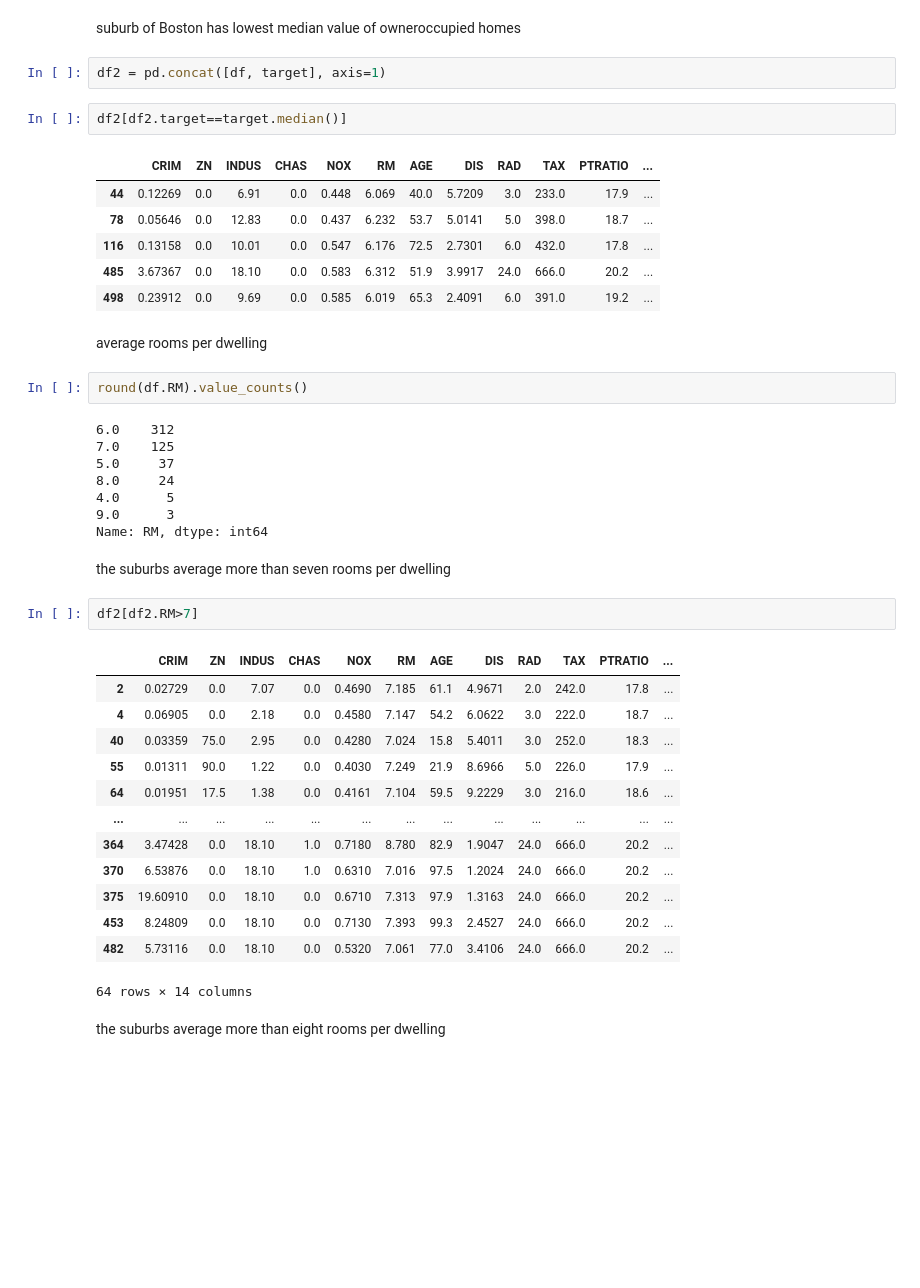
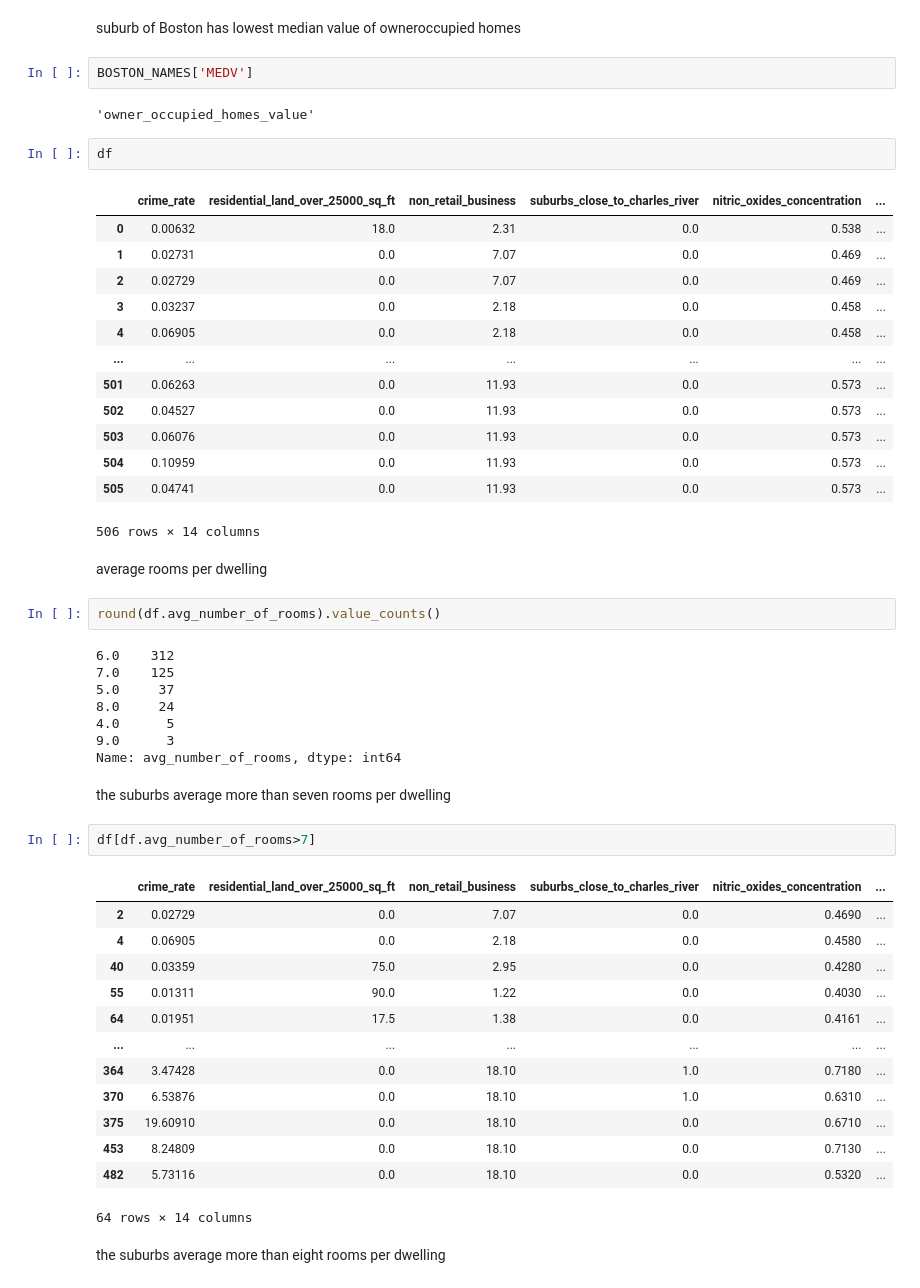
Before and after one commit to mconwa02/statistical_learning, a Jupyter notebook: Boston_Data_Set.ipynb, the cells around one changed output. Drawn from its saved outputs; the diff is of its cells as text; blank space fills up the shorter version.

```diff
--- a/Boston_Data_Set.ipynb
+++ b/Boston_Data_Set.ipynb
@@ -156,21 +174,30 @@ df.PTRATIO.median()
 19.05
 # %% [markdown]
 suburb of Boston has lowest median value of owneroccupied homes
-# %%
-df2 = pd.concat([df, target], axis=1)
-# %%
-df2[df2.target==target.median()]
-# %% [output]
-|  | CRIM | ZN | INDUS | CHAS | NOX | RM | AGE | DIS | RAD | TAX | PTRATIO | ... |
-| 44 | 0.12269 | 0.0 | 6.91 | 0.0 | 0.448 | 6.069 | 40.0 | 5.7209 | 3.0 | 233.0 | 17.9 | ... |
-| 78 | 0.05646 | 0.0 | 12.83 | 0.0 | 0.437 | 6.232 | 53.7 | 5.0141 | 5.0 | 398.0 | 18.7 | ... |
-| 116 | 0.13158 | 0.0 | 10.01 | 0.0 | 0.547 | 6.176 | 72.5 | 2.7301 | 6.0 | 432.0 | 17.8 | ... |
-| 485 | 3.67367 | 0.0 | 18.10 | 0.0 | 0.583 | 6.312 | 51.9 | 3.9917 | 24.0 | 666.0 | 20.2 | ... |
-| 498 | 0.23912 | 0.0 | 9.69 | 0.0 | 0.585 | 6.019 | 65.3 | 2.4091 | 6.0 | 391.0 | 19.2 | ... |
+# %%
+BOSTON_NAMES['MEDV']
+# %% [output]
+'owner_occupied_homes_value'
+# %%
+df
+# %% [output]
+|  | crime_rate | residential_land_over_25000_sq_ft | non_retail_business | suburbs_close_to_charles_river | nitric_oxides_concentration | ... |
+| 0 | 0.00632 | 18.0 | 2.31 | 0.0 | 0.538 | ... |
+| 1 | 0.02731 | 0.0 | 7.07 | 0.0 | 0.469 | ... |
+| 2 | 0.02729 | 0.0 | 7.07 | 0.0 | 0.469 | ... |
+| 3 | 0.03237 | 0.0 | 2.18 | 0.0 | 0.458 | ... |
+| 4 | 0.06905 | 0.0 | 2.18 | 0.0 | 0.458 | ... |
+| ... | ... | ... | ... | ... | ... | ... |
+| 501 | 0.06263 | 0.0 | 11.93 | 0.0 | 0.573 | ... |
+| 502 | 0.04527 | 0.0 | 11.93 | 0.0 | 0.573 | ... |
+| 503 | 0.06076 | 0.0 | 11.93 | 0.0 | 0.573 | ... |
+| 504 | 0.10959 | 0.0 | 11.93 | 0.0 | 0.573 | ... |
+| 505 | 0.04741 | 0.0 | 11.93 | 0.0 | 0.573 | ... |
+506 rows × 14 columns
 # %% [markdown]
 average rooms per dwelling
 # %%
-round(df.RM).value_counts()
+round(df.avg_number_of_rooms).value_counts()
 # %% [output]
 6.0    312
 7.0    125
@@ -178,24 +205,24 @@ round(df.RM).value_counts()
 8.0     24
 4.0      5
 9.0      3
-Name: RM, dtype: int64
+Name: avg_number_of_rooms, dtype: int64
 # %% [markdown]
 the suburbs average more than seven rooms per dwelling
-# %%
-df2[df2.RM>7]
-# %% [output]
-|  | CRIM | ZN | INDUS | CHAS | NOX | RM | AGE | DIS | RAD | TAX | PTRATIO | ... |
-| 2 | 0.02729 | 0.0 | 7.07 | 0.0 | 0.4690 | 7.185 | 61.1 | 4.9671 | 2.0 | 242.0 | 17.8 | ... |
-| 4 | 0.06905 | 0.0 | 2.18 | 0.0 | 0.4580 | 7.147 | 54.2 | 6.0622 | 3.0 | 222.0 | 18.7 | ... |
-| 40 | 0.03359 | 75.0 | 2.95 | 0.0 | 0.4280 | 7.024 | 15.8 | 5.4011 | 3.0 | 252.0 | 18.3 | ... |
-| 55 | 0.01311 | 90.0 | 1.22 | 0.0 | 0.4030 | 7.249 | 21.9 | 8.6966 | 5.0 | 226.0 | 17.9 | ... |
-| 64 | 0.01951 | 17.5 | 1.38 | 0.0 | 0.4161 | 7.104 | 59.5 | 9.2229 | 3.0 | 216.0 | 18.6 | ... |
-| ... | ... | ... | ... | ... | ... | ... | ... | ... | ... | ... | ... | ... |
-| 364 | 3.47428 | 0.0 | 18.10 | 1.0 | 0.7180 | 8.780 | 82.9 | 1.9047 | 24.0 | 666.0 | 20.2 | ... |
-| 370 | 6.53876 | 0.0 | 18.10 | 1.0 | 0.6310 | 7.016 | 97.5 | 1.2024 | 24.0 | 666.0 | 20.2 | ... |
-| 375 | 19.60910 | 0.0 | 18.10 | 0.0 | 0.6710 | 7.313 | 97.9 | 1.3163 | 24.0 | 666.0 | 20.2 | ... |
-| 453 | 8.24809 | 0.0 | 18.10 | 0.0 | 0.7130 | 7.393 | 99.3 | 2.4527 | 24.0 | 666.0 | 20.2 | ... |
-| 482 | 5.73116 | 0.0 | 18.10 | 0.0 | 0.5320 | 7.061 | 77.0 | 3.4106 | 24.0 | 666.0 | 20.2 | ... |
-64 rows × 14 columns
+# %%
+df[df.avg_number_of_rooms>7]
+# %% [output]
+|  | crime_rate | residential_land_over_25000_sq_ft | non_retail_business | suburbs_close_to_charles_river | nitric_oxides_concentration | ... |
+| 2 | 0.02729 | 0.0 | 7.07 | 0.0 | 0.4690 | ... |
+| 4 | 0.06905 | 0.0 | 2.18 | 0.0 | 0.4580 | ... |
+| 40 | 0.03359 | 75.0 | 2.95 | 0.0 | 0.4280 | ... |
+| 55 | 0.01311 | 90.0 | 1.22 | 0.0 | 0.4030 | ... |
+| 64 | 0.01951 | 17.5 | 1.38 | 0.0 | 0.4161 | ... |
+| ... | ... | ... | ... | ... | ... | ... |
+| 364 | 3.47428 | 0.0 | 18.10 | 1.0 | 0.7180 | ... |
+| 370 | 6.53876 | 0.0 | 18.10 | 1.0 | 0.6310 | ... |
+| 375 | 19.60910 | 0.0 | 18.10 | 0.0 | 0.6710 | ... |
+| 453 | 8.24809 | 0.0 | 18.10 | 0.0 | 0.7130 | ... |
+| 482 | 5.73116 | 0.0 | 18.10 | 0.0 | 0.5320 | ... |
+64 rows × 14 columns
 # %% [markdown]
 the suburbs average more than eight rooms per dwelling
```
Also changed, not shown: parts of 20 cells of this notebook, 1 other file.
